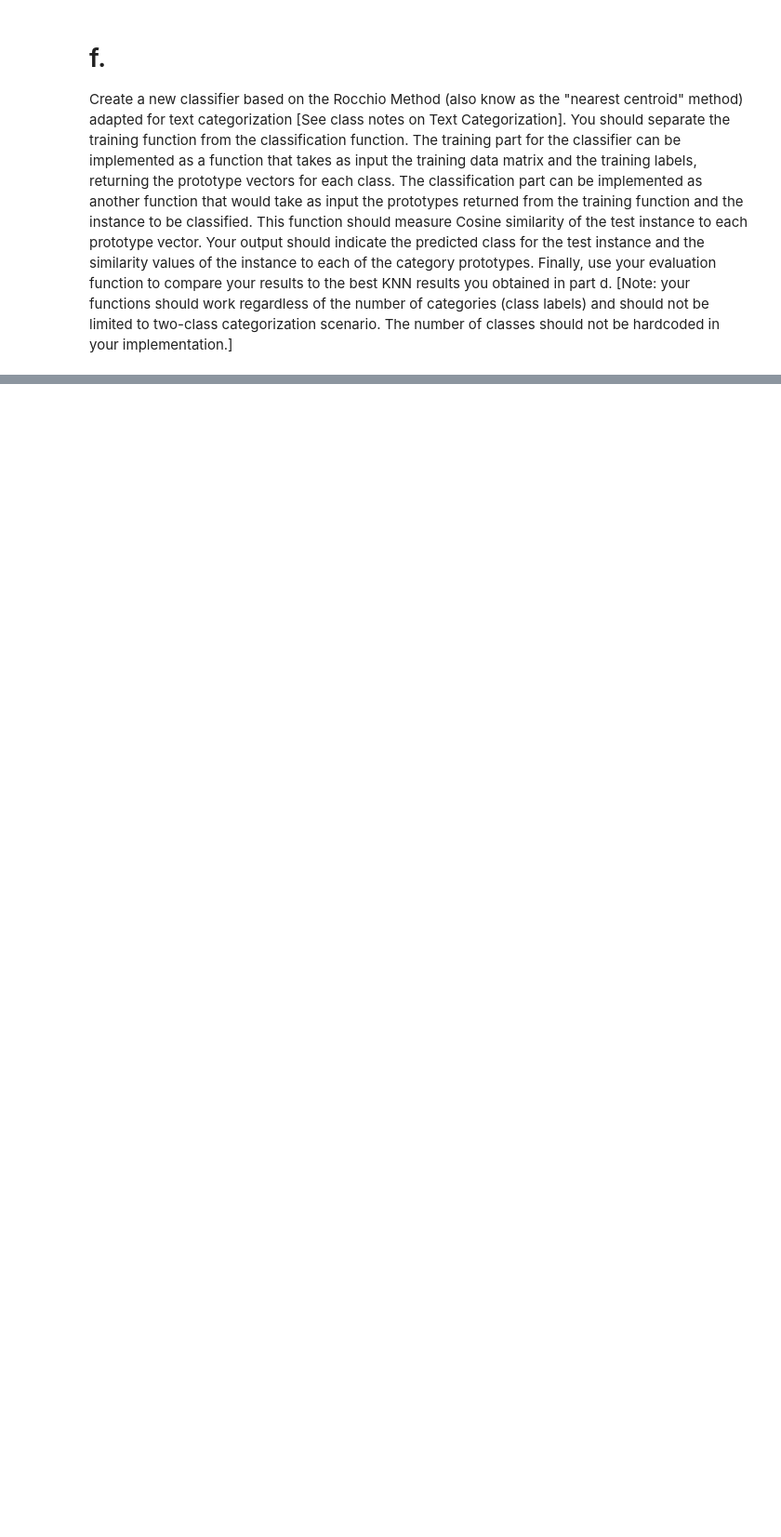
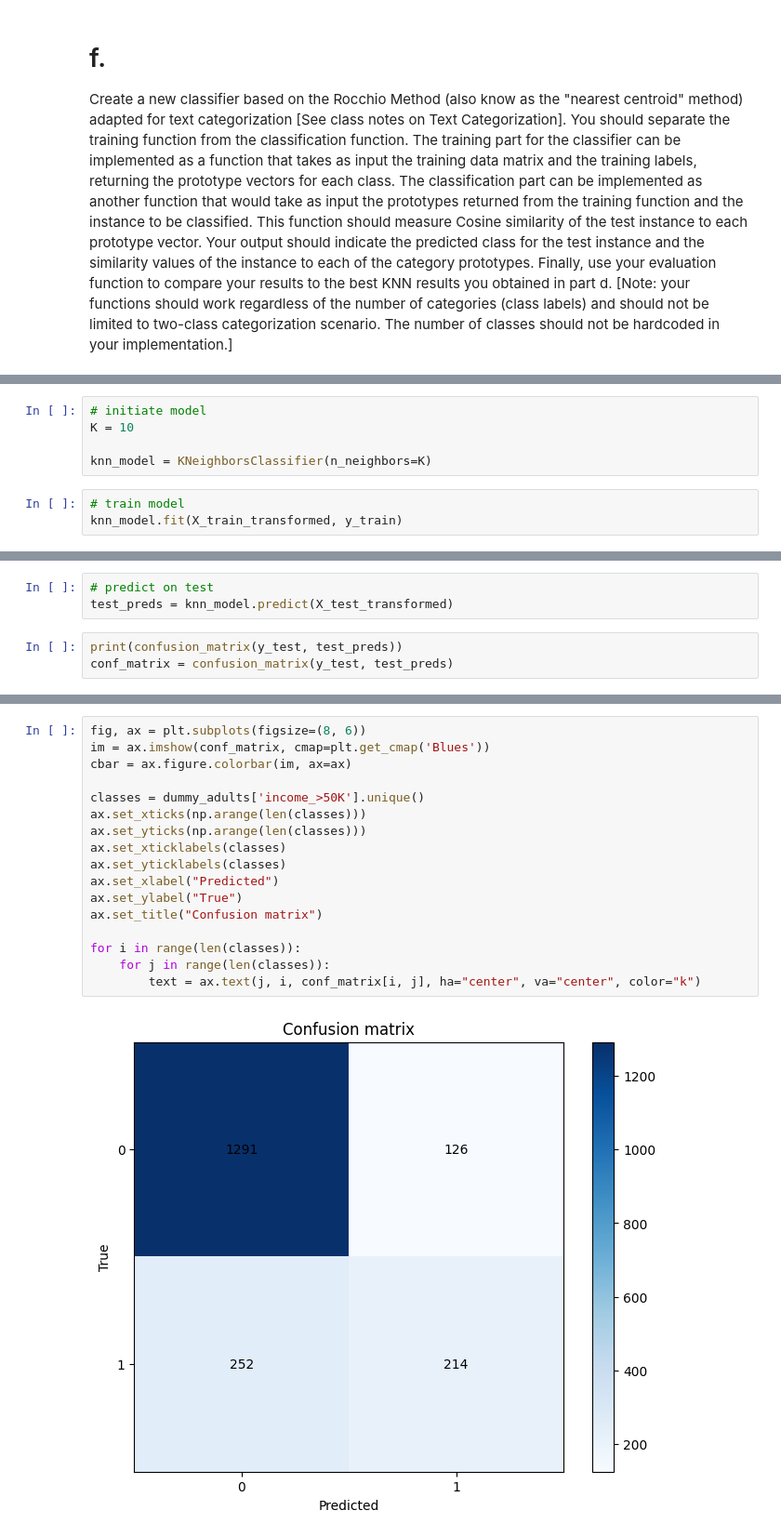
Before and after one commit to kushalnavghare/DSC-478_PRG_ML_APP, a Jupyter notebook: Assignment_2_DSC_478.ipynb, the cells around one changed output, grey strips where cells are left out. Shown at 93% size. Cells and saved outputs as stored; diff of their text form; blank space fills up the shorter version.

```diff
--- a/Assignment_2_DSC_478.ipynb
+++ b/Assignment_2_DSC_478.ipynb
@@ -341,0 +505,8 @@ Create a new classifier based on the Rocchio Method (also know as the "nearest c
+# %%
+# initiate model
+K = 10
+
+knn_model = KNeighborsClassifier(n_neighbors=K)
+# %%
+# train model
+knn_model.fit(X_train_transformed, y_train)
@@ -341,0 +515,6 @@ Create a new classifier based on the Rocchio Method (also know as the "nearest c
+# %%
+# predict on test
+test_preds = knn_model.predict(X_test_transformed)
+# %%
+print(confusion_matrix(y_test, test_preds))
+conf_matrix = confusion_matrix(y_test, test_preds)
@@ -341,0 +524,19 @@ Create a new classifier based on the Rocchio Method (also know as the "nearest c
+# %%
+fig, ax = plt.subplots(figsize=(8, 6))
+im = ax.imshow(conf_matrix, cmap=plt.get_cmap('Blues'))
+cbar = ax.figure.colorbar(im, ax=ax)
+
+classes = dummy_adults['income_>50K'].unique()
+ax.set_xticks(np.arange(len(classes)))
+ax.set_yticks(np.arange(len(classes)))
+ax.set_xticklabels(classes)
+ax.set_yticklabels(classes)
+ax.set_xlabel("Predicted")
+ax.set_ylabel("True")
+ax.set_title("Confusion matrix")
+
+for i in range(len(classes)):
+    for j in range(len(classes)):
+        text = ax.text(j, i, conf_matrix[i, j], ha="center", va="center", color="k")
+# %% [output]
+[figure, added]
```
Also changed, not shown: parts of 94 cells of this notebook.
